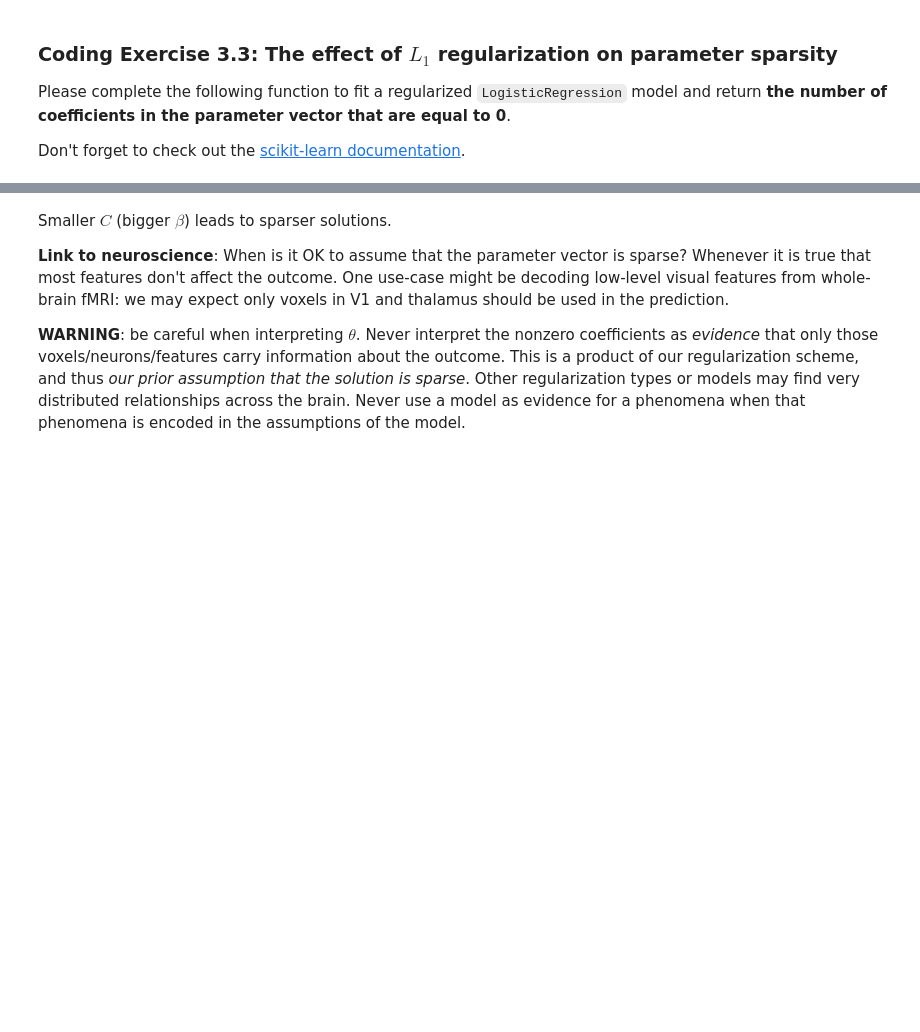
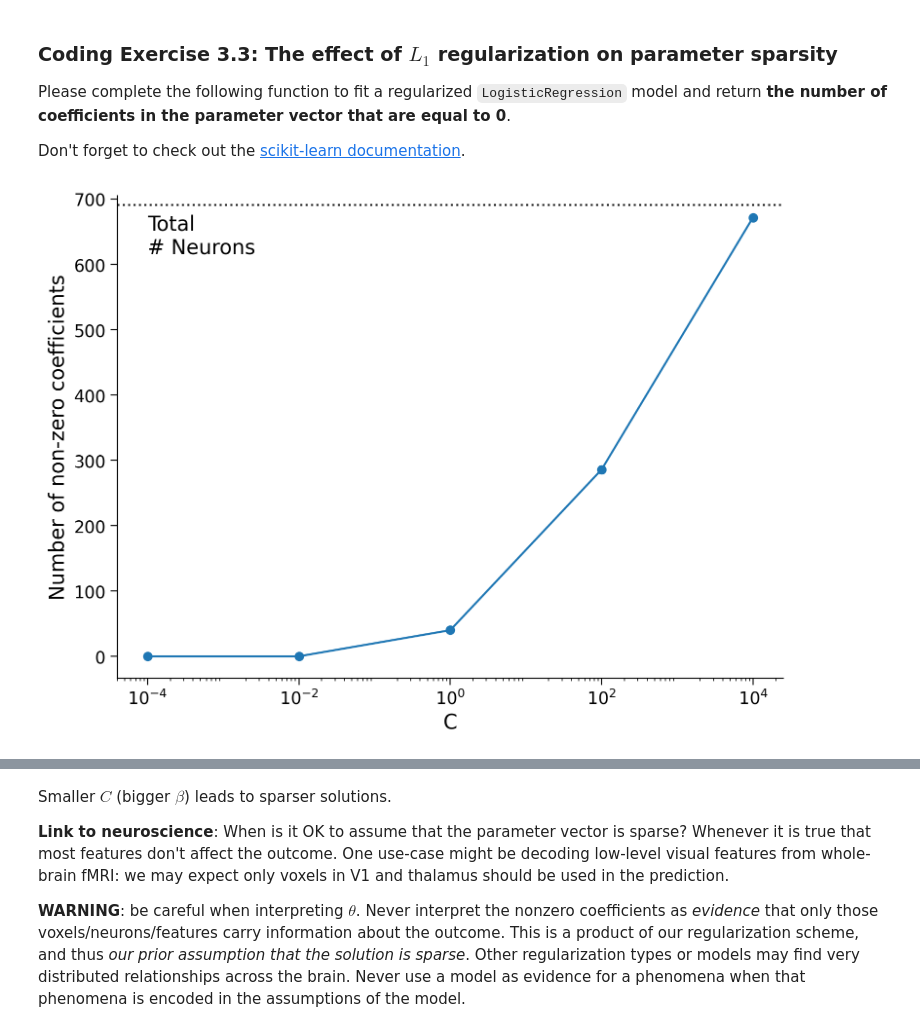
Before and after one commit to EmmanuelIsaiasGuizarBayardo/EmmanuelIsaiasGuizarBayardo.github.io, a Jupyter notebook: tutorials/W1D3_GeneralizedLinearModels/student/W1D3_Tutorial2.ipynb, the cells around one changed output, grey strips where cells are left out. Cells and saved outputs as stored; diff of their text form; code cells hidden in the pictures; blank space fills up the shorter version.

```diff
--- a/tutorials/W1D3_GeneralizedLinearModels/student/W1D3_Tutorial2.ipynb
+++ b/tutorials/W1D3_GeneralizedLinearModels/student/W1D3_Tutorial2.ipynb
@@ -672,38 +713,40 @@ def count_non_zero_coefs(X, y, C_values):
   Returns:
     non_zero_coefs (list): number of coefficients in each model that are nonzero
 
   """
   #############################################################################
   # TODO Complete the function and remove the error
-  raise NotImplementedError("Implement the count_non_zero_coefs function")
+  # raise NotImplementedError("Implement the count_non_zero_coefs function")
   #############################################################################
 
   non_zero_coefs = []
   for C in C_values:
 
     # Initialize and fit the model
     # (Hint, you may need to set max_iter)
-    model = ...
-    ...
+    model = LogisticRegression(penalty="l1", C=C, solver="saga", max_iter=5000)
+    model.fit(X, y)
 
     # Get the coefs of the fit model (in sklearn, we can do this using model.coef_)
-    coefs = ...
+    coefs = model.coef_
 
     # Count the number of non-zero elements in coefs
-    non_zero = ...
+    non_zero = np.sum(coefs != 0)
     non_zero_coefs.append(non_zero)
 
   return non_zero_coefs
 
 
 # Use log-spaced values for C
 C_values = np.logspace(-4, 4, 5)
 
 # Count non zero coefficients
 non_zero_l1 = count_non_zero_coefs(X, y, C_values)
 
 # Visualize
 plot_non_zero_coefs(C_values, non_zero_l1, n_voxels=X.shape[1])
+# %% [output]
+[figure, added]
 # %% [markdown]
 [*Click for solution*](https://github.com/NeuromatchAcademy/course-content/tree/main/tutorials/W1D3_GeneralizedLinearModels/solutions/W1D3_Tutorial2_Solution_19d58990.py)
 
```
Also changed, not shown: parts of 24 cells of this notebook.
